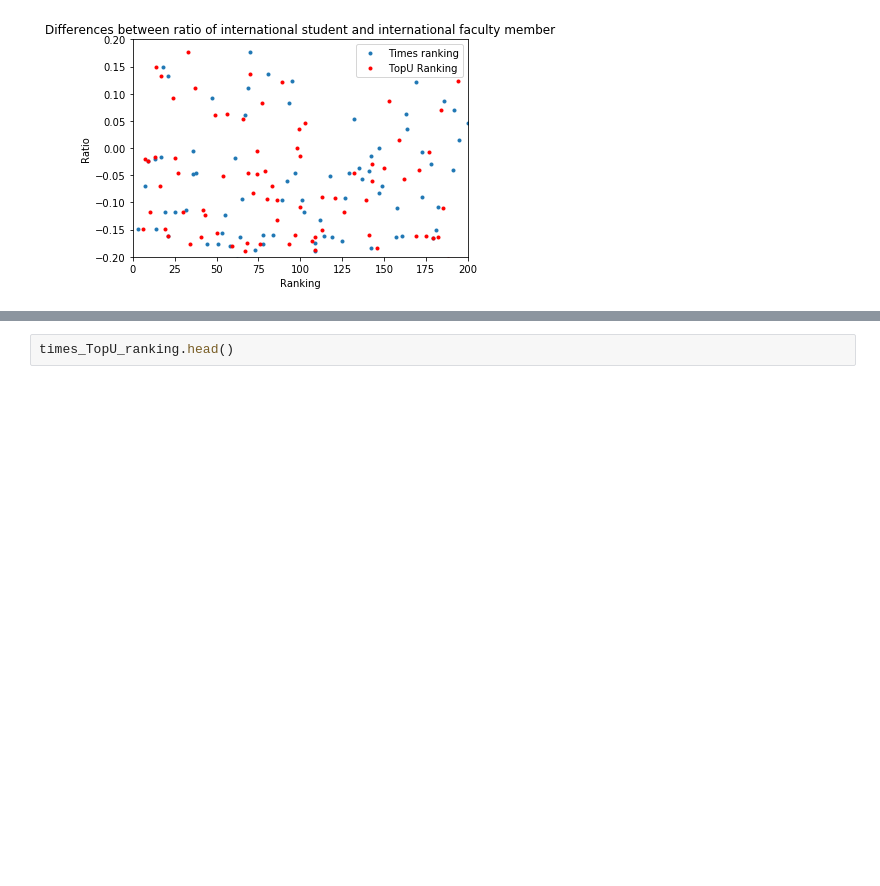
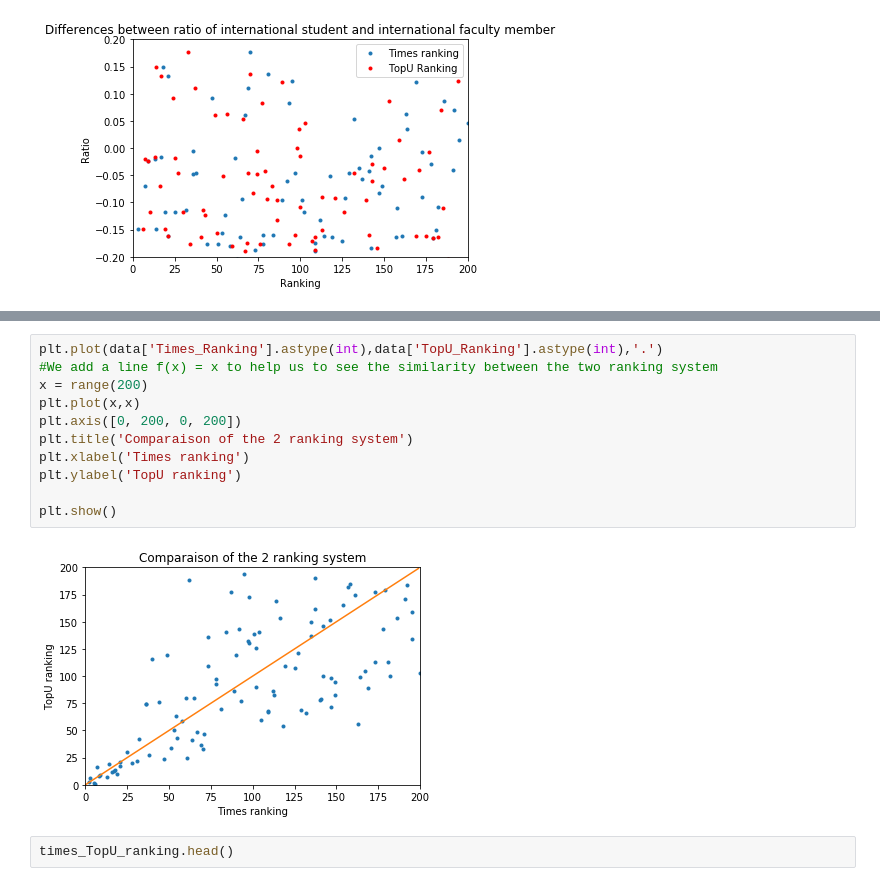
Before and after one commit to Roussaky/ada-EPFL, a Jupyter notebook: Homework2/Homework2.ipynb, the cells around one changed output, grey strips where cells are left out. Cells and saved outputs as stored; diff of their text form; blank space fills up the shorter version.

Commit message:
Add a new graph and some new text

```diff
--- a/Homework2/Homework2.ipynb
+++ b/Homework2/Homework2.ipynb
@@ -458,3 +470,16 @@ plt.show()
+# %%
+plt.plot(data['Times_Ranking'].astype(int),data['TopU_Ranking'].astype(int),'.')
+#We add a line f(x) = x to help us to see the similarity between the two ranking system
+x = range(200)
+plt.plot(x,x)
+plt.axis([0, 200, 0, 200])
+plt.title('Comparaison of the 2 ranking system')
+plt.xlabel('Times ranking')
+plt.ylabel('TopU ranking')
+
+plt.show()
+# %% [output]
+[figure, added]
 # %%
 times_TopU_ranking.head()
 # %% [output]
```
Also changed, not shown: parts of 6 cells of this notebook.
